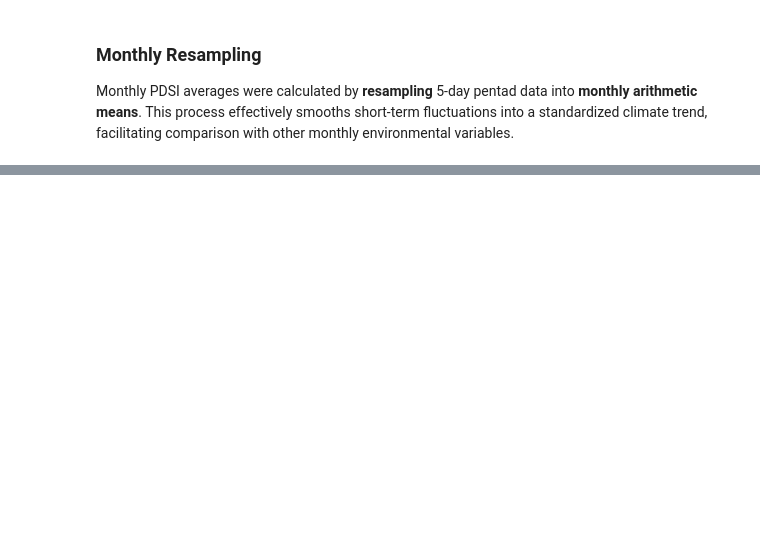
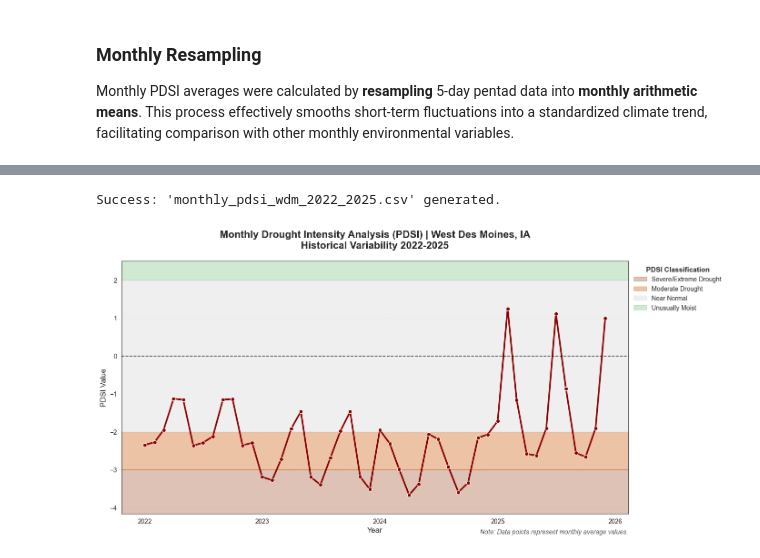
Before and after one commit to alhelibrito/Terra_Project, a Jupyter notebook: PDSI_pentads_to_monthly_Des_Moines_2022_2025.ipynb, the cells around one changed output, grey strips where cells are left out. Drawn from its saved outputs; the diff is of its cells as text; code cells hidden in the pictures; blank space fills up the shorter version.

```diff
--- a/PDSI_pentads_to_monthly_Des_Moines_2022_2025.ipynb
+++ b/PDSI_pentads_to_monthly_Des_Moines_2022_2025.ipynb
@@ -10,14 +10,16 @@ import os
 # %%
+import pandas as pd
+
 # 1. GitHub Data Link
-data_path = "input_files/pentads_pdsi_wdm_2022_2025.csv"
 # Data fetched from: https://app.climateengine.org/climateEngine
+data_url = 'https://raw.githubusercontent.com/alhelibrito/Terra_Project/main/pentads_pdsi_wdm_2022_2025.csv'
 
 # 2. Data Loading and Cleaning
-df = pd.read_csv(data_path, skiprows=1, names=["date", "pdsi"])
-df["date"] = pd.to_datetime(df["date"], dayfirst=True, errors="coerce")
-df = df.dropna(subset=["date"])
-df.set_index("date", inplace=True)
-df["pdsi"] = pd.to_numeric(df["pdsi"], errors="coerce")
+df = pd.read_csv(data_url, skiprows=1, names=['date', 'pdsi'])
+df['date'] = pd.to_datetime(df['date'], dayfirst=True, errors='coerce')
+df = df.dropna(subset=['date'])
+df.set_index('date', inplace=True)
+df['pdsi'] = pd.to_numeric(df['pdsi'], errors='coerce')
 
 # 3. Display Raw 5-Day Data (Pentads)
 print("Original 5-Day Data (Pentads):")
@@ -35,7 +67,8 @@ print(df_monthly.head(12))
 # %%
 # 6. Export processed monthly data to CSV
 # 'index=True' ensures the monthly dates are included in the file
-os.makedirs("output_files", exist_ok=True)
-df_monthly.to_csv("output_files/monthly_pdsi_wdm_2022_2025.csv", index=True)
+df_monthly.to_csv('monthly_pdsi_wdm_2022_2025.csv', index=True)
 
 print("Success: 'monthly_pdsi_wdm_2022_2025.csv' generated.")
+# %% [output]
+Success: 'monthly_pdsi_wdm_2022_2025.csv' generated.
@@ -56,0 +75,51 @@ plt.show()
+# %%
+import matplotlib.pyplot as plt
+import seaborn as sns
+import matplotlib.dates as mdates
+
+# Configuration
+plt.figure(figsize=(14, 7))
+sns.set_style("white")
+
+# 1. Base Plot (Monthly Data)
+ax = sns.lineplot(data=df_monthly, x=df_monthly.index, y='pdsi',
+                 marker='o', color='darkred', linewidth=2.5, zorder=5)
+
+# 2. HIGH-CONTRAST PDSI CLASSIFICATION BANDS
+plt.axhspan(-10, -3, color='#A0522D', alpha=0.35, label='Severe/Extreme Drought')
+plt.axhspan(-3, -2, color='#D2691E', alpha=0.4, label='Moderate Drought')
+plt.axhspan(-2, 2, color='#E0E0E0', alpha=0.5, label='Near Normal')
+plt.axhspan(2, 10, color='#66BB6A', alpha=0.3, label='Unusually Moist')
+
+# 3. Reference Line (Zero)
+plt.axhline(0, color='black', linestyle='--', linewidth=1.2, alpha=0.7, zorder=6)
+
+# 4. X-Axis Formatting
+ax.xaxis.set_major_locator(mdates.YearLocator())
+ax.xaxis.set_major_formatter(mdates.DateFormatter('%Y'))
+ax.xaxis.set_minor_locator(mdates.MonthLocator()) # Añade marcas pequeñas para cada mes
+
+# 5. International Labels and Title (Updated with 'Monthly')
+plt.title('Monthly Drought Intensity Analysis (PDSI) | West Des Moines, IA\nHistorical Variability 2022-2025',
+          fontsize=16, fontweight='bold', pad=20)
+plt.xlabel('Year', fontsize=12)
+plt.ylabel('PDSI Value', fontsize=12)
+
+# Y-Axis limits
+plt.ylim(df_monthly['pdsi'].min() - 0.5, 2.5)
+
+# 6. Legend
+leg = plt.legend(title='PDSI Classification', loc='upper left', bbox_to_anchor=(1, 1),
+                 frameon=False, fontsize=10)
+plt.setp(leg.get_title(), fontsize=11, fontweight='bold')
+
+# 7. ADDING THE MONTHLY NOTE (Bottom right)
+plt.text(1, -0.08, 'Note: Data points represent monthly average values.',
+         transform=ax.transAxes, ha='right', fontsize=10, style='italic', color='#555555')
+
+plt.grid(True, axis='y', alpha=0.3, linestyle=':')
+plt.tight_layout()
+plt.savefig('Monthly PDSI analysis.png', bbox_inches='tight')
+plt.show()
+# %% [output]
+[figure, added]
```
Also changed, not shown: parts of 4 cells of this notebook.
